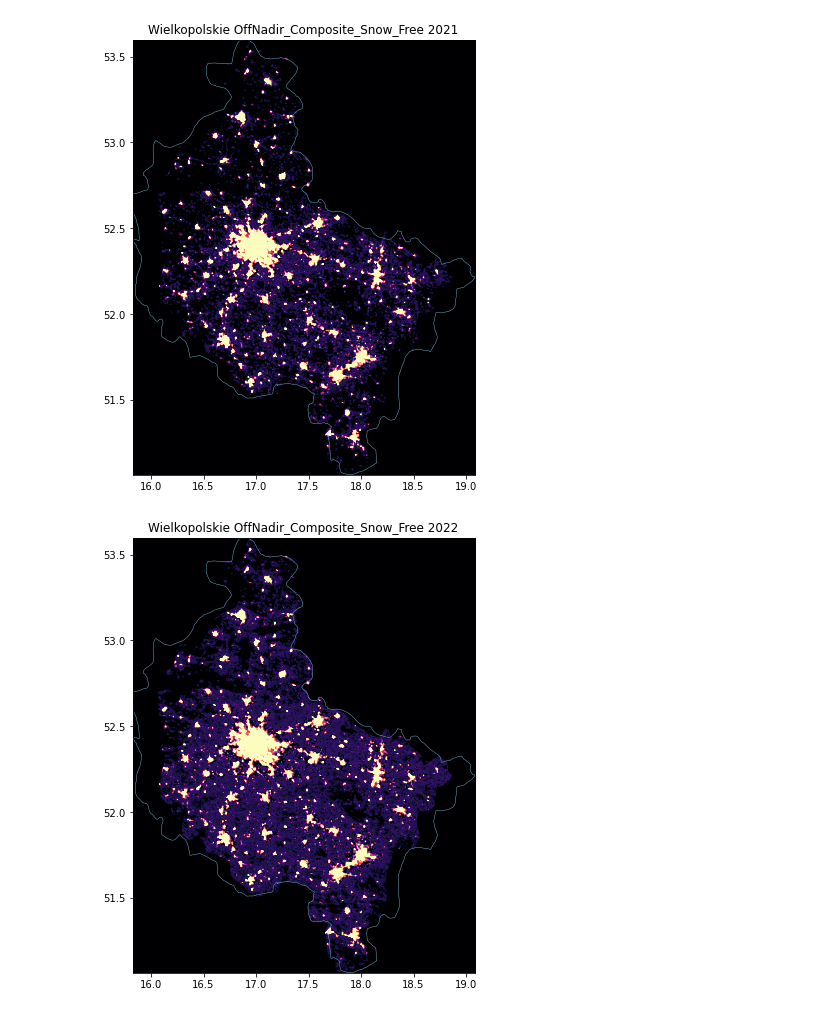
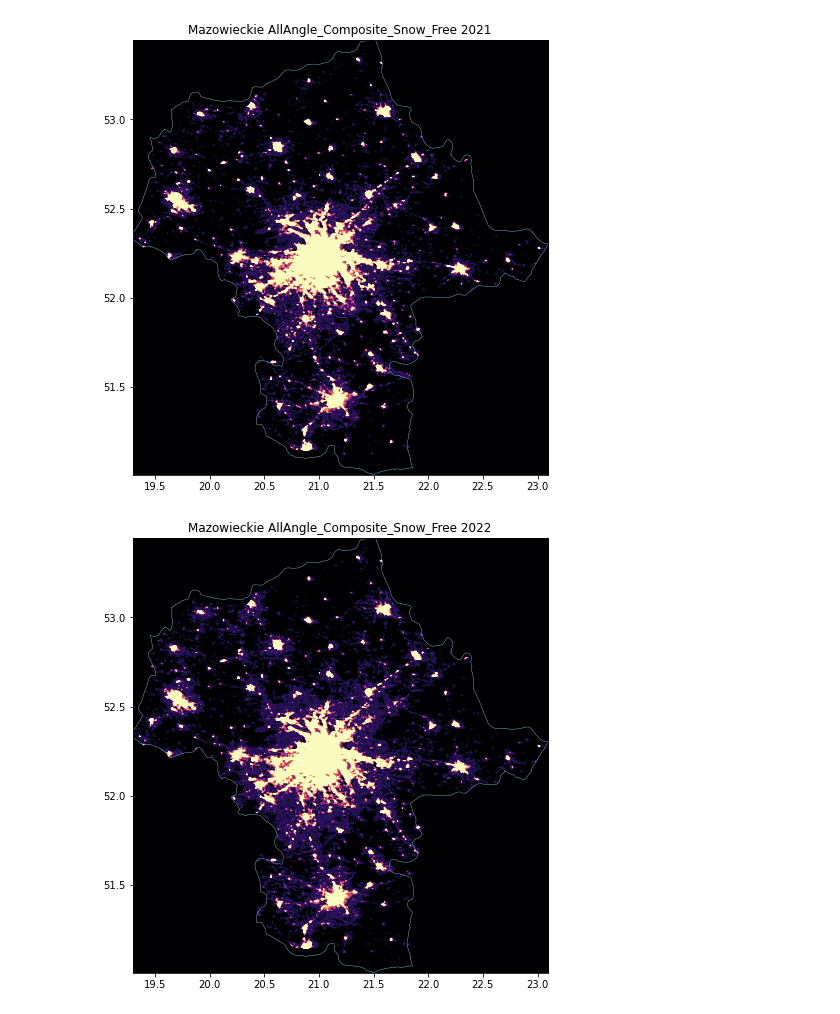
Before and after one commit to lollex90/masters-diss, a Jupyter notebook: plotting.ipynb, the cells around one changed output. Saved outputs shown, nothing was run; the diff lists cells and outputs as text; code cells hidden in the pictures.

```diff
--- a/plotting.ipynb
+++ b/plotting.ipynb
@@ -39,10 +44,10 @@ dnb_2022_ukr.plot_regional_image(dnb_type, region, high_quality=True)
 # %%
 # compare region in 2021 and 2022
-dnb_type = "OffNadir_Composite_Snow_Free"
-region = "Wielkopolskie"
+dnb_type = "AllAngle_Composite_Snow_Free"
+region = "Mazowieckie"
 
 dnb_2021_pol.plot_regional_image(dnb_type, region, high_quality=True)
 dnb_2022_pol.plot_regional_image(dnb_type, region, high_quality=True)
 # %% [output]
-[figure, old version]
+[figure, new version]
-[figure, old version]
+[figure, new version]
```
Also changed, not shown: parts of 2 cells of this notebook, 3 other files.
